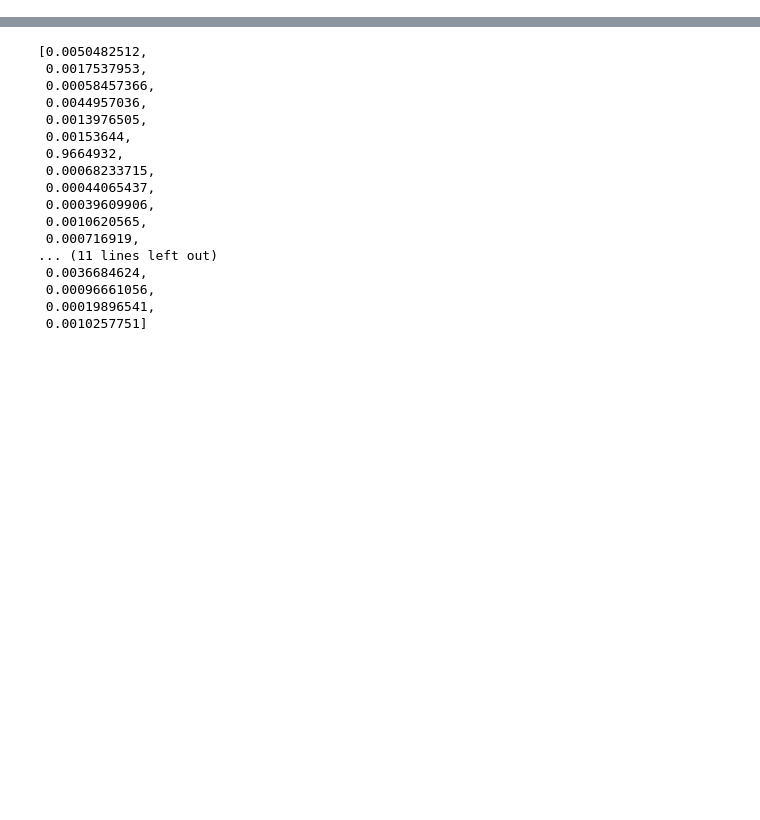
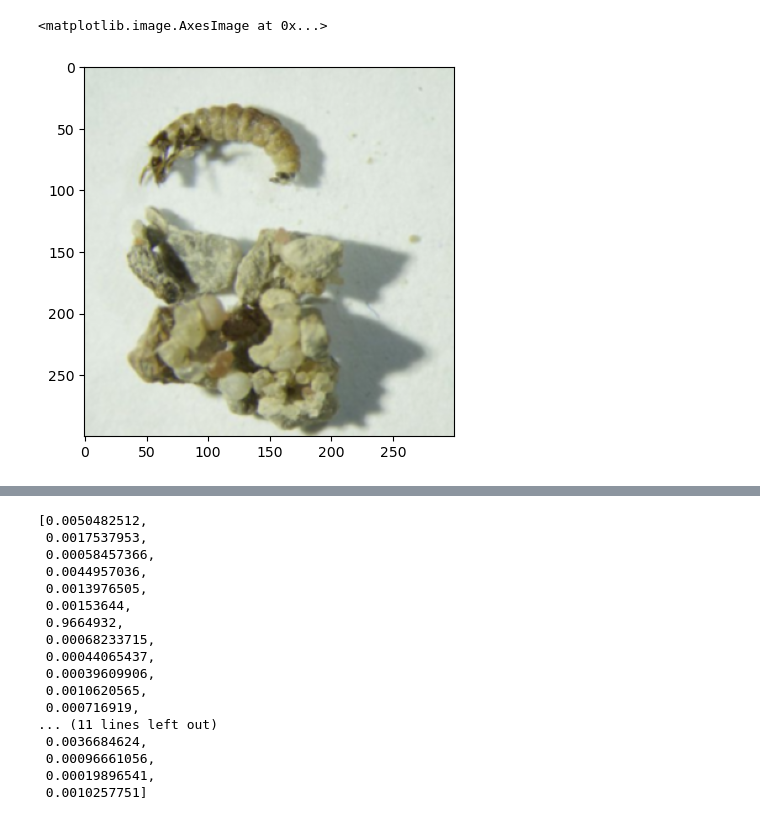
Before and after one commit to KennethTM/macro_inv_id, a Jupyter notebook: model_training.ipynb, the cells around one changed output, grey strips where cells are left out. Cells and saved outputs as stored; diff of their text form; code cells hidden in the pictures; blank space fills up the shorter version.

```diff
--- a/model_training.ipynb
+++ b/model_training.ipynb
@@ -123,0 +147,3 @@ torch.onnx.export(
+# %%
+#fastai validation preds
+inputs, preds, y, cls = learn.get_preds(with_decoded=True, with_input=True)
@@ -124 +219,8 @@ torch.onnx.export(
+# %%
+fastai_img = np.transpose(inputs[-1].numpy(), (1, 2, 0)) * np.array([0.229, 0.224, 0.225]) + np.array([0.485, 0.456, 0.406])
+# %%
+plt.imshow(fastai_img)
+# %% [output]
+<matplotlib.image.AxesImage at 0x...>
+[figure, added]
 # %%
```
Also changed, not shown: parts of 30 cells of this notebook, 4 other files.
